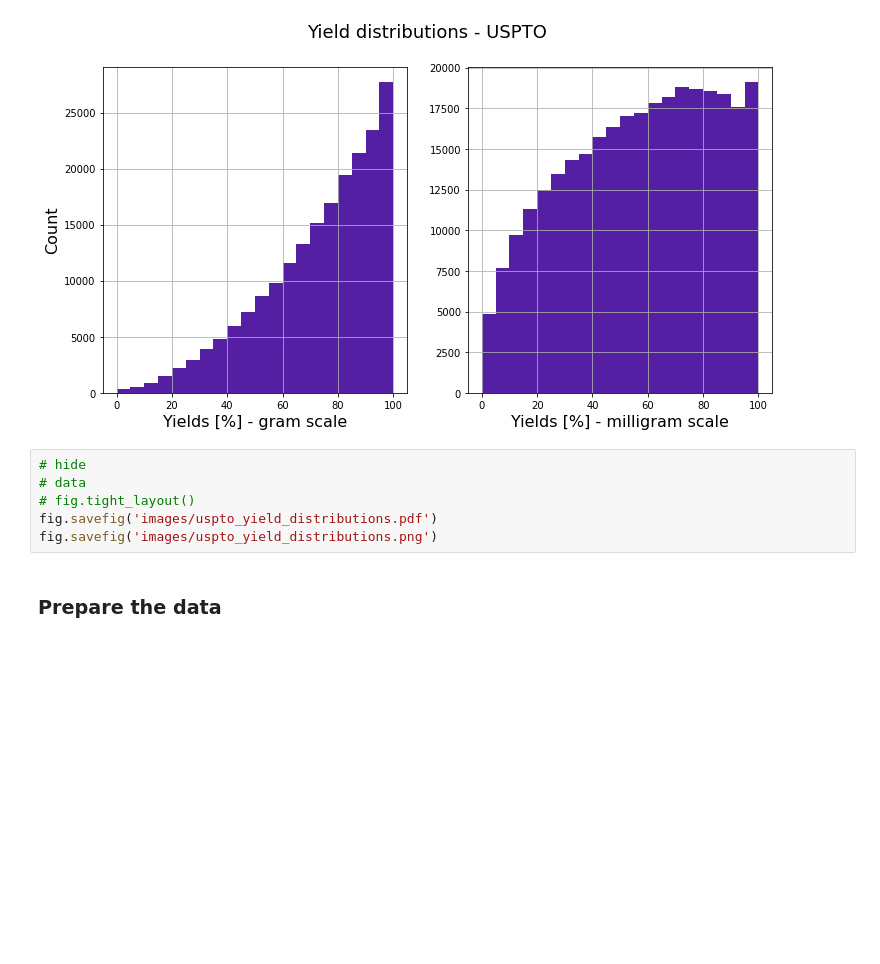
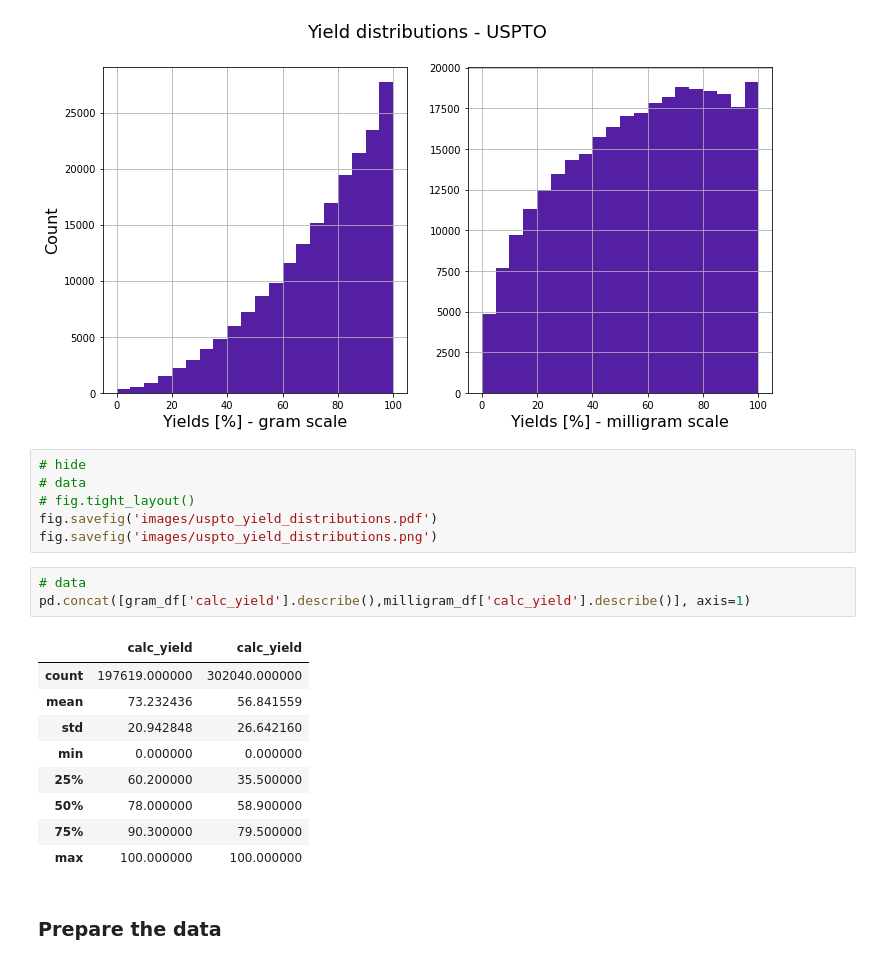
Before and after one commit to rxn4chemistry/rxn_yields, a Jupyter notebook: nbs/02_uspto_data_exploration.ipynb, the cells around one changed output. Saved outputs shown, nothing was run; the diff lists cells and outputs as text; blank space fills up the shorter version.

```diff
--- a/nbs/02_uspto_data_exploration.ipynb
+++ b/nbs/02_uspto_data_exploration.ipynb
@@ -51,6 +52,19 @@ milligram_df.calc_yield.hist(bins=20, ax=ax2, **default_plot_kwargs)
 # fig.tight_layout()
 fig.savefig('images/uspto_yield_distributions.pdf')
 fig.savefig('images/uspto_yield_distributions.png')
+# %%
+# data
+pd.concat([gram_df['calc_yield'].describe(),milligram_df['calc_yield'].describe()], axis=1)
+# %% [output]
+|  | calc_yield | calc_yield |
+| count | 197619.000000 | 302040.000000 |
+| mean | 73.232436 | 56.841559 |
+| std | 20.942848 | 26.642160 |
+| min | 0.000000 | 0.000000 |
+| 25% | 60.200000 | 35.500000 |
+| 50% | 78.000000 | 58.900000 |
+| 75% | 90.300000 | 79.500000 |
+| max | 100.000000 | 100.000000 |
 # %% [markdown]
 ### Prepare the data
 # %%
```
Also changed, not shown: parts of 1 cell of this notebook, 22 other files.
